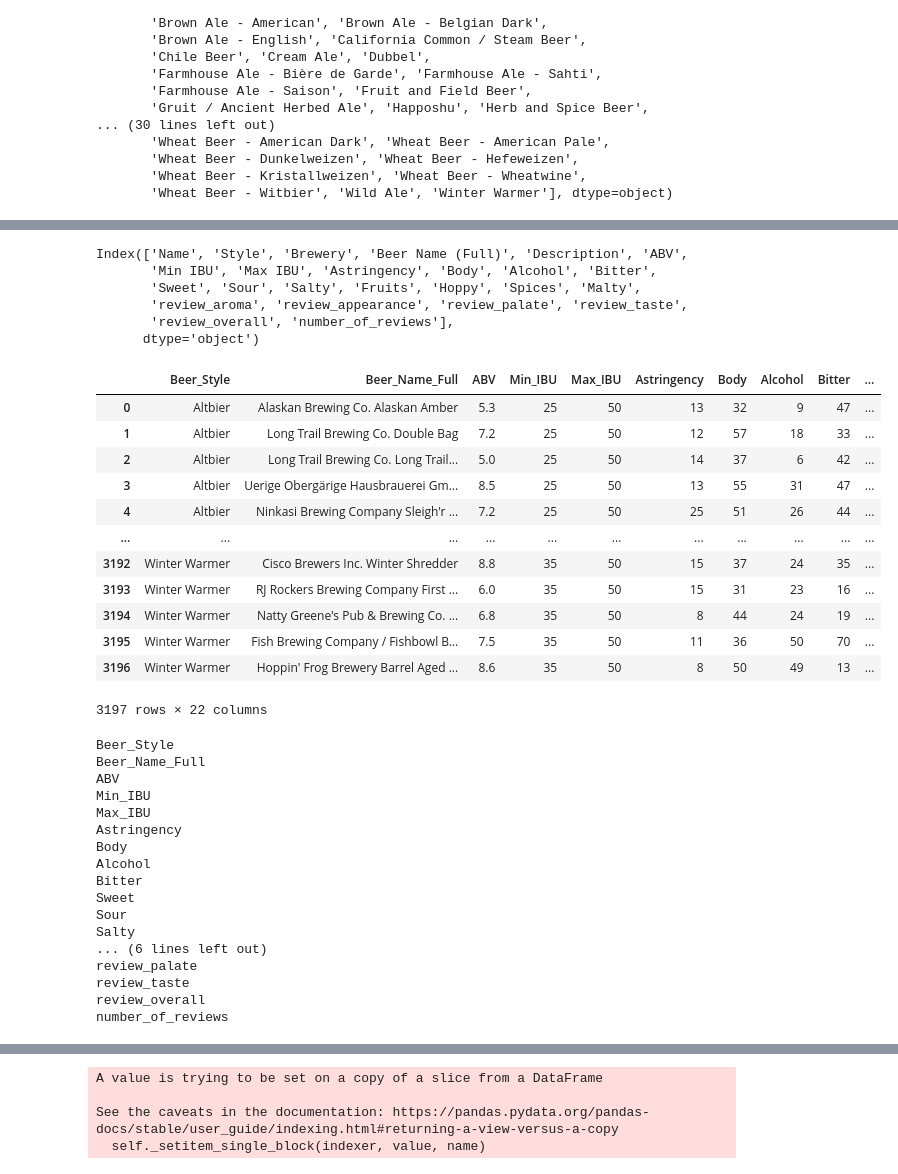
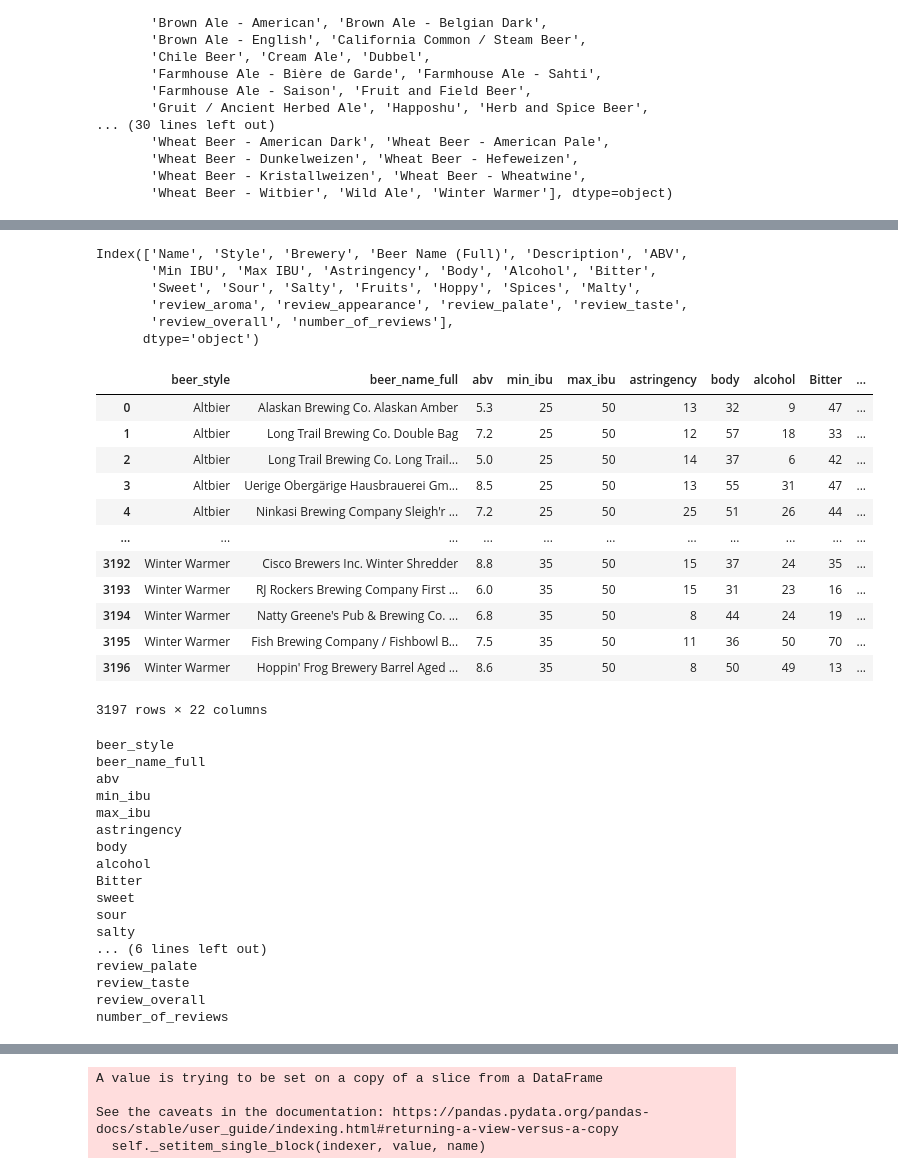
Before and after one commit to sberberian/Beer-Characteristics-Profiling, a Jupyter notebook: beer_cleaning.ipynb, the cells around one changed output, grey strips where cells are left out. Saved outputs shown, nothing was run; the diff lists cells and outputs as text; code cells hidden in the pictures.

Commit message:
renaming CSV files for clarity and cleaning code to align with PEP8

```diff
--- a/beer_cleaning.ipynb
+++ b/beer_cleaning.ipynb
@@ -64,21 +69,28 @@ df[df["review_overall"] >= 4]
-# %%
-# Drop unnecessary columns, rename columns, to_csv for importing to pgadmin
-df.columns
-# %% [output]
-Index(['Name', 'Style', 'Brewery', 'Beer Name (Full)', 'Description', 'ABV',
-       'Min IBU', 'Max IBU', 'Astringency', 'Body', 'Alcohol', 'Bitter',
-       'Sweet', 'Sour', 'Salty', 'Fruits', 'Hoppy', 'Spices', 'Malty',
-       'review_aroma', 'review_appearance', 'review_palate', 'review_taste',
-       'review_overall', 'number_of_reviews'],
-      dtype='object')
+# %%
+# Get the column names.
+df.columns
+# %% [output]
+Index(['Name', 'Style', 'Brewery', 'Beer Name (Full)', 'Description', 'ABV',
+       'Min IBU', 'Max IBU', 'Astringency', 'Body', 'Alcohol', 'Bitter',
+       'Sweet', 'Sour', 'Salty', 'Fruits', 'Hoppy', 'Spices', 'Malty',
+       'review_aroma', 'review_appearance', 'review_palate', 'review_taste',
+       'review_overall', 'number_of_reviews'],
+      dtype='object')
 # %%
-df.rename(columns = {"Style":"Beer_Style", "Beer Name (Full)":"Beer_Name_Full", "Min IBU":"Min_IBU", "Max IBU":"Max_IBU"}, inplace=True)
+# Clean up the column names.
+df.rename(columns = {"Style":"beer_style", "Beer Name (Full)":"beer_name_full",
+    "ABV":"abv", "Min IBU":"min_ibu", "Max IBU":"max_ibu", "Astringency":"astringency",
+    "Body":"body", "Alcohol":"alcohol", "Sweet":"sweet", "Sour":"sour",
+    "Salty":"salty", "Fruits":"fruits", "Hoppy":"hoppy", "Spices":"spices",
+    "Malty":"malty"}, inplace=True)
 
+# Drop unnecessary columns.
 df = df.drop(["Name", "Brewery", "Description"], axis=1)
 
+# Show the dataframe.
 df
 # %% [output]
-|  | Beer_Style | Beer_Name_Full | ABV | Min_IBU | Max_IBU | Astringency | Body | Alcohol | Bitter | ... |
+|  | beer_style | beer_name_full | abv | min_ibu | max_ibu | astringency | body | alcohol | Bitter | ... |
 | 0 | Altbier | Alaskan Brewing Co. Alaskan Amber | 5.3 | 25 | 50 | 13 | 32 | 9 | 47 | ... |
 | 1 | Altbier | Long Trail Brewing Co. Double Bag | 7.2 | 25 | 50 | 12 | 57 | 18 | 33 | ... |
 | 2 | Altbier | Long Trail Brewing Co. Long Trail... | 5.0 | 25 | 50 | 14 | 37 | 6 | 42 | ... |
@@ -92,21 +104,22 @@ df
 | 3196 | Winter Warmer | Hoppin' Frog Brewery Barrel Aged ... | 8.6 | 35 | 50 | 8 | 50 | 49 | 13 | ... |
 3197 rows × 22 columns
 # %%
+# Check the column names.
 for column in df.columns:
     print(column)
 # %% [output]
-Beer_Style
-Beer_Name_Full
-ABV
-Min_IBU
-Max_IBU
-Astringency
-Body
-Alcohol
+beer_style
+beer_name_full
+abv
+min_ibu
+max_ibu
+astringency
+body
+alcohol
 Bitter
-Sweet
-Sour
-Salty
+sweet
+sour
+salty
 ... (6 lines left out)
 review_palate
 review_taste
```
Also changed, not shown: parts of 8 cells of this notebook, 8 other files.
